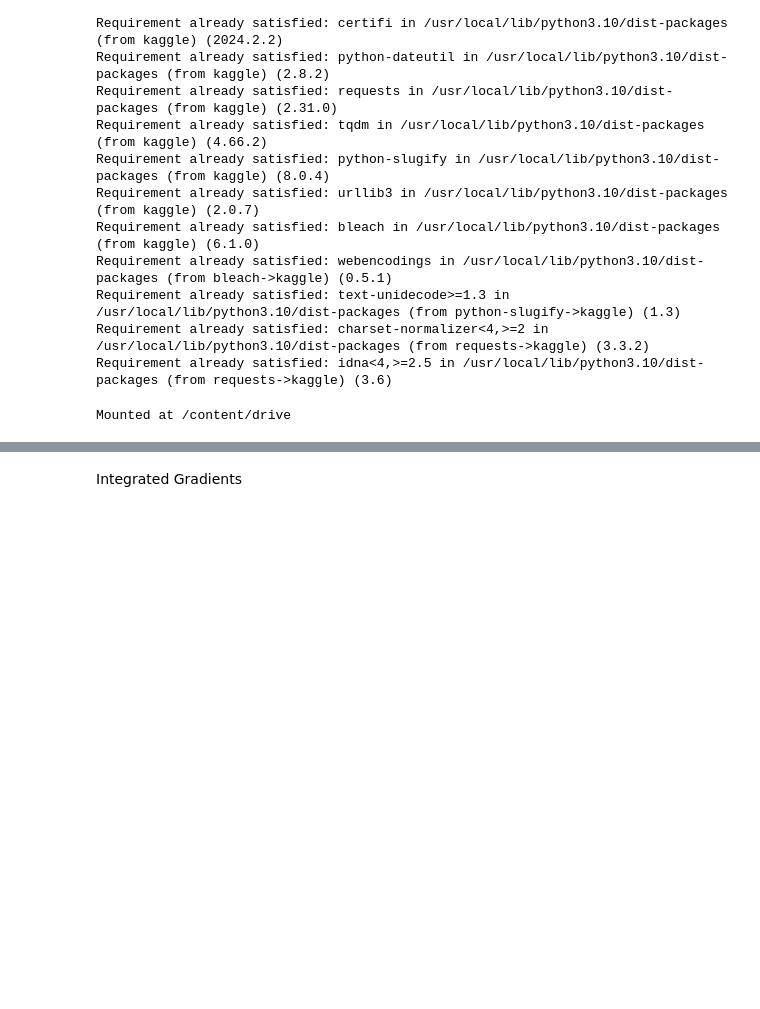
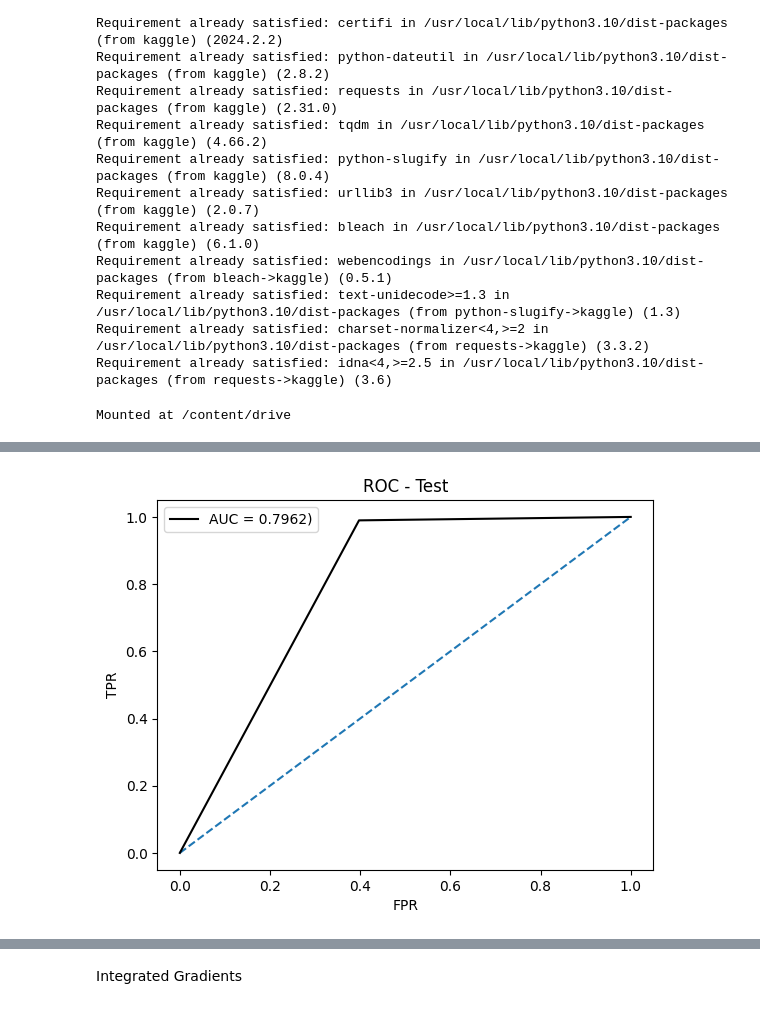
Before and after one commit to heden1/Interpretable-and-Explainable-Classification-for-Medical-Data, a Jupyter notebook: Part_02/ML4HC_Part02.ipynb, the cells around one changed output, grey strips where cells are left out. Saved outputs shown, nothing was run; the diff lists cells and outputs as text; code cells hidden in the pictures; blank space fills up the shorter version.

```diff
--- a/Part_02/ML4HC_Part02.ipynb
+++ b/Part_02/ML4HC_Part02.ipynb
@@ -237,0 +357,17 @@ Validation Accuracy: 0.5000
+# %%
+from sklearn.metrics import classification_report
+
+targets = []
+predictions = []
+
+with torch.no_grad():
+    model.eval()
+    for images, labels in test:
+        images, labels = images.to(device), labels.to(device)
+        outputs = model(images)
+
+        targets.extend(labels.cpu().numpy())
+        preds = torch.round(torch.sigmoid(outputs)).cpu().numpy()  # Convert predictions to numpy array
+        predictions.extend(preds)
+
+print(classification_report(targets, predictions))
@@ -238,2 +383,20 @@ Validation Accuracy: 0.5000
+# %%
+from sklearn.metrics import roc_curve
+from sklearn.metrics import auc
+
+fpr, tpr, thresholds = roc_curve(targets, predictions, pos_label=1)
+auc = auc(fpr, tpr)
+
+plt.figure()
+plt.plot([0, 1], [0, 1],"--")
+
+plt.plot(fpr, tpr, label='AUC = {:.4f})'.format(auc), color='black')
+plt.xlabel('FPR')
+plt.ylabel('TPR')
+plt.title('ROC - Test')
+plt.legend(loc='best')
+plt.show()
+# %% [output]
+[figure, added]
 # %%
 model(images.to(device))
```
Also changed, not shown: parts of 44 cells of this notebook.
